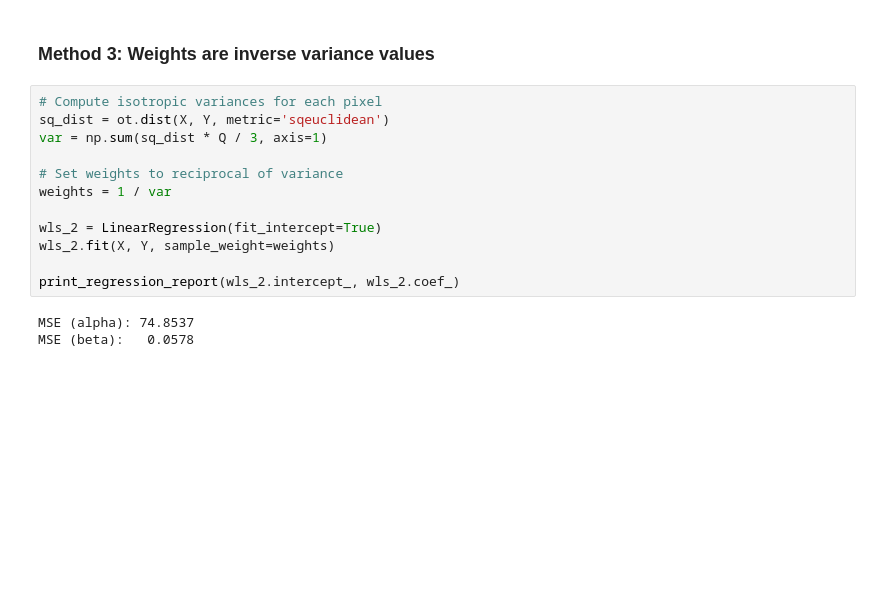
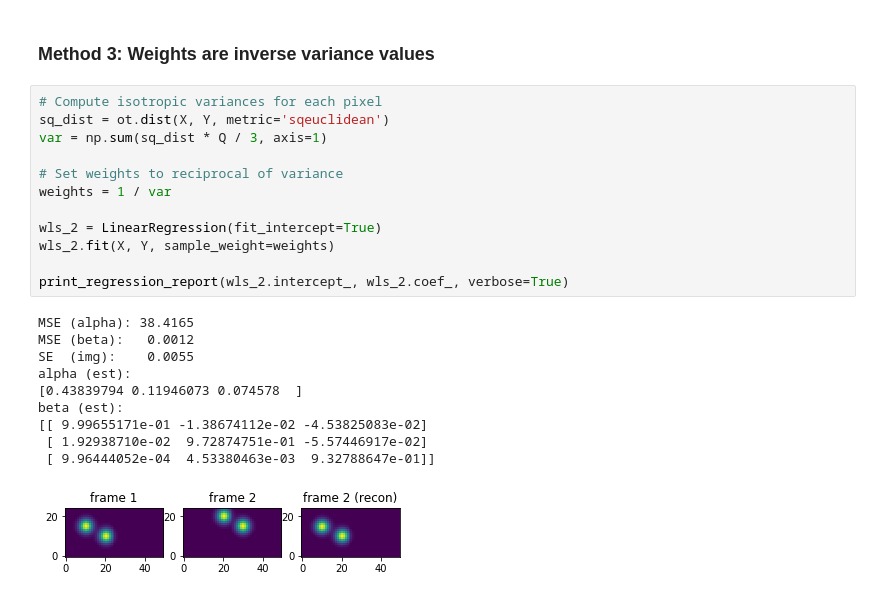
Before and after one commit to evarol/ot_tracking, a Jupyter notebook: python/notebooks/ot_regression.ipynb, the cells around one changed output. Cells and saved outputs as stored; diff of their text form; blank space fills up the shorter version.

```diff
--- a/python/notebooks/ot_regression.ipynb
+++ b/python/notebooks/ot_regression.ipynb
@@ -123,15 +185,23 @@ MSE (beta):   0.0003
 # %%
 # Compute isotropic variances for each pixel
 sq_dist = ot.dist(X, Y, metric='sqeuclidean')
 var = np.sum(sq_dist * Q / 3, axis=1)
 
 # Set weights to reciprocal of variance
 weights = 1 / var
 
 wls_2 = LinearRegression(fit_intercept=True)
 wls_2.fit(X, Y, sample_weight=weights)
 
-print_regression_report(wls_2.intercept_, wls_2.coef_)
+print_regression_report(wls_2.intercept_, wls_2.coef_, verbose=True)
 # %% [output]
-MSE (alpha): 74.8537
-MSE (beta):   0.0578
+MSE (alpha): 38.4165
+MSE (beta):   0.0012
+SE  (img):    0.0055
+alpha (est):
+[0.43839794 0.11946073 0.074578  ]
+beta (est):
+[[ 9.99655171e-01 -1.38674112e-02 -4.53825083e-02]
+ [ 1.92938710e-02  9.72874751e-01 -5.57446917e-02]
+ [ 9.96444052e-04  4.53380463e-03  9.32788647e-01]]
+[figure, added]
```
Also changed, not shown: parts of 20 cells of this notebook, 2 other files.
